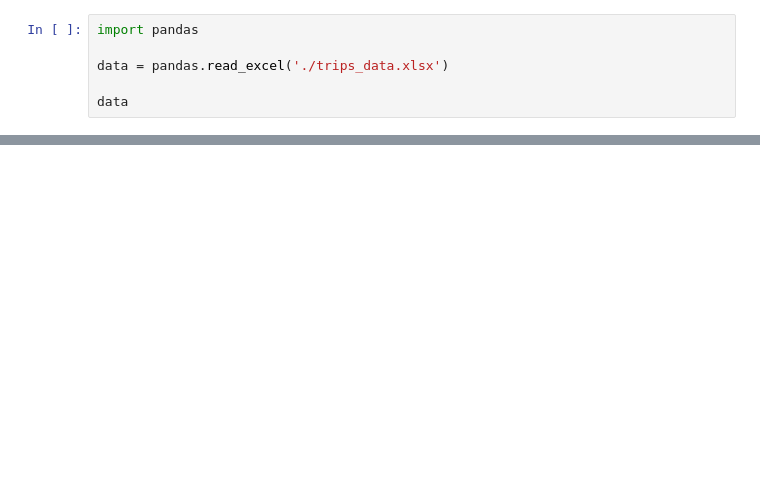
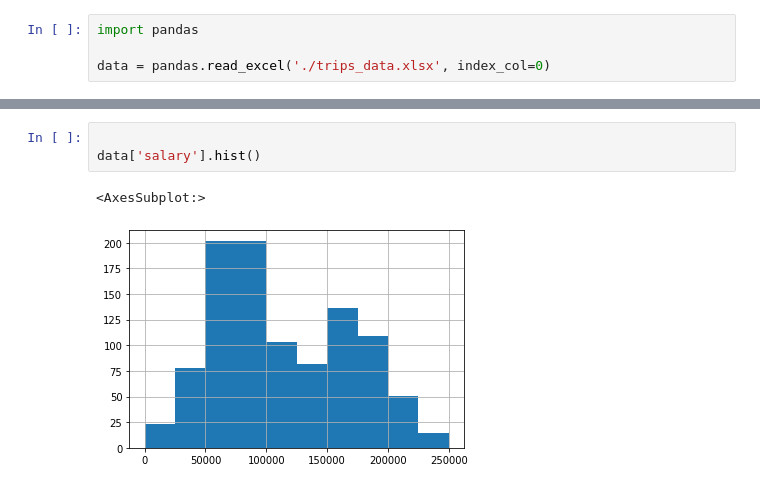
Before and after one commit to ampolishchuk/machine-learning, a Jupyter notebook: notebook.ipynb, the cells around one changed output, grey strips where cells are left out. Drawn from its saved outputs; the diff is of its cells as text; blank space fills up the shorter version.

```diff
--- a/notebook.ipynb
+++ b/notebook.ipynb
@@ -7,6 +11,4 @@
 # %%
 import pandas
 
-data = pandas.read_excel('./trips_data.xlsx')
-
-data
+data = pandas.read_excel('./trips_data.xlsx', index_col=0)
@@ -26,0 +38,6 @@ data
+# %%
+
+data['salary'].hist()
+# %% [output]
+<AxesSubplot:>
+[figure, added]
```
Also changed, not shown: parts of 19 cells of this notebook.
